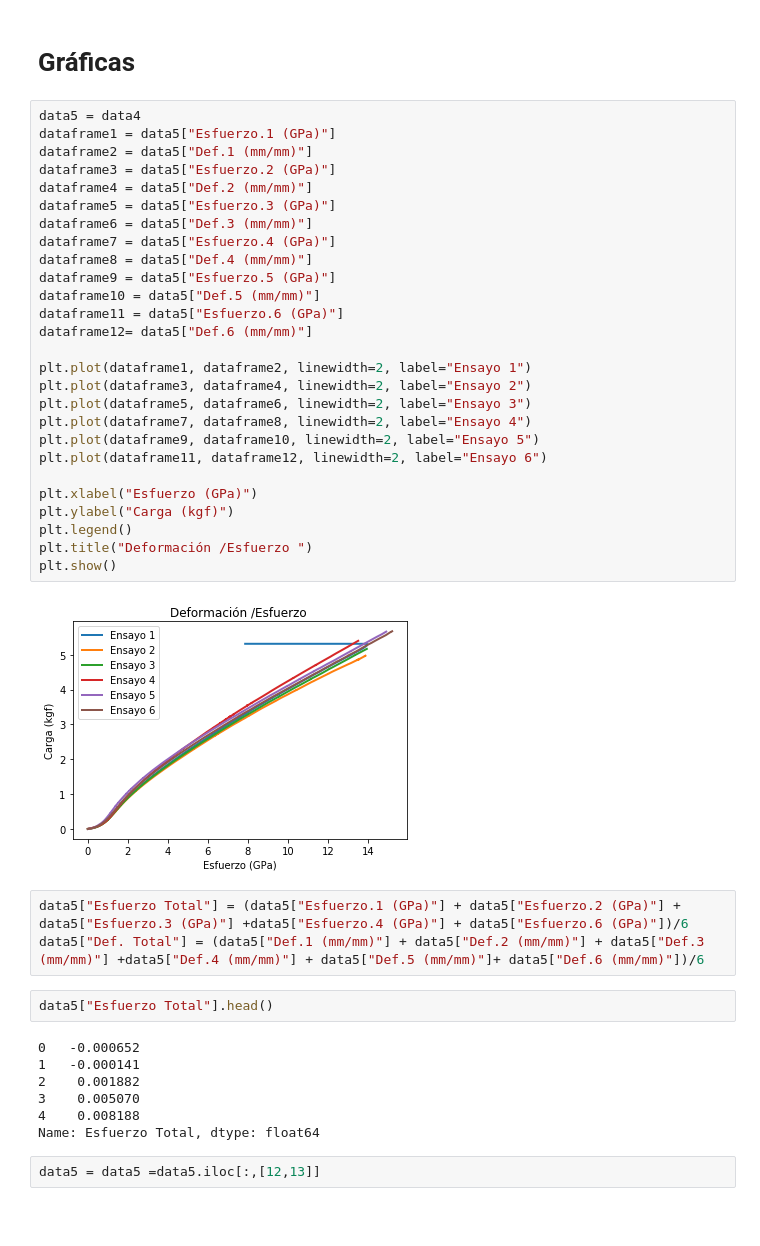
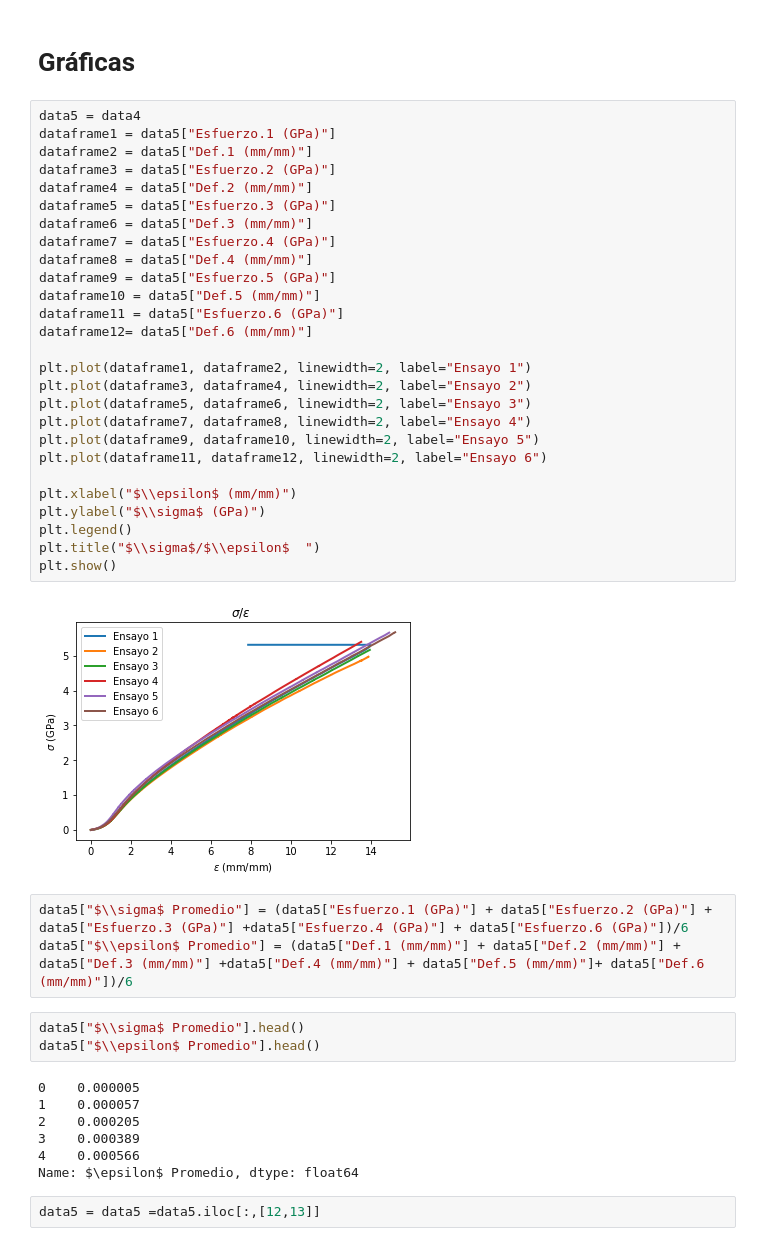
Before and after one commit to zeus2301/Analisis, a Jupyter notebook: Análisis de datos2.ipynb, the cells around one changed output. Cells and saved outputs as stored; diff of their text form; blank space fills up the shorter version.

```diff
--- a/Análisis de datos2.ipynb
+++ b/Análisis de datos2.ipynb
@@ -193,44 +196,45 @@ data4.head()
 # %%
 data5 = data4
 dataframe1 = data5["Esfuerzo.1 (GPa)"]
 dataframe2 = data5["Def.1 (mm/mm)"]
 dataframe3 = data5["Esfuerzo.2 (GPa)"]
 dataframe4 = data5["Def.2 (mm/mm)"]
 dataframe5 = data5["Esfuerzo.3 (GPa)"]
 dataframe6 = data5["Def.3 (mm/mm)"]
 dataframe7 = data5["Esfuerzo.4 (GPa)"]
 dataframe8 = data5["Def.4 (mm/mm)"]
 dataframe9 = data5["Esfuerzo.5 (GPa)"]
 dataframe10 = data5["Def.5 (mm/mm)"]
 dataframe11 = data5["Esfuerzo.6 (GPa)"]
 dataframe12= data5["Def.6 (mm/mm)"]
 
 plt.plot(dataframe1, dataframe2, linewidth=2, label="Ensayo 1")
 plt.plot(dataframe3, dataframe4, linewidth=2, label="Ensayo 2")
 plt.plot(dataframe5, dataframe6, linewidth=2, label="Ensayo 3")
 plt.plot(dataframe7, dataframe8, linewidth=2, label="Ensayo 4")
 plt.plot(dataframe9, dataframe10, linewidth=2, label="Ensayo 5")
 plt.plot(dataframe11, dataframe12, linewidth=2, label="Ensayo 6")
 
-plt.xlabel("Esfuerzo (GPa)")
-plt.ylabel("Carga (kgf)")
+plt.xlabel("$\\epsilon$ (mm/mm)")
+plt.ylabel("$\\sigma$ (GPa)")
 plt.legend()
-plt.title("Deformación /Esfuerzo ")
+plt.title("$\\sigma$/$\\epsilon$  ")
 plt.show()
 # %% [output]
-[figure, old version]
+[figure, new version]
 # %%
-data5["Esfuerzo Total"] = (data5["Esfuerzo.1 (GPa)"] + data5["Esfuerzo.2 (GPa)"] + data5["Esfuerzo.3 (GPa)"] +data5["Esfuerzo.4 (GPa)"] + data5["Esfuerzo.6 (GPa)"])/6
-data5["Def. Total"] = (data5["Def.1 (mm/mm)"] + data5["Def.2 (mm/mm)"] + data5["Def.3 (mm/mm)"] +data5["Def.4 (mm/mm)"] + data5["Def.5 (mm/mm)"]+ data5["Def.6 (mm/mm)"])/6
+data5["$\\sigma$ Promedio"] = (data5["Esfuerzo.1 (GPa)"] + data5["Esfuerzo.2 (GPa)"] + data5["Esfuerzo.3 (GPa)"] +data5["Esfuerzo.4 (GPa)"] + data5["Esfuerzo.6 (GPa)"])/6
+data5["$\\epsilon$ Promedio"] = (data5["Def.1 (mm/mm)"] + data5["Def.2 (mm/mm)"] + data5["Def.3 (mm/mm)"] +data5["Def.4 (mm/mm)"] + data5["Def.5 (mm/mm)"]+ data5["Def.6 (mm/mm)"])/6
-# %%
-data5["Esfuerzo Total"].head()
-# %% [output]
-0   -0.000652
-1   -0.000141
-2    0.001882
-3    0.005070
-4    0.008188
-Name: Esfuerzo Total, dtype: float64
+# %%
+data5["$\\sigma$ Promedio"].head()
+data5["$\\epsilon$ Promedio"].head()
+# %% [output]
+0    0.000005
+1    0.000057
+2    0.000205
+3    0.000389
+4    0.000566
+Name: $\epsilon$ Promedio, dtype: float64
 # %%
 data5 = data5 =data5.iloc[:,[12,13]]
 # %%
```
Also changed, not shown: parts of 12 cells of this notebook.
